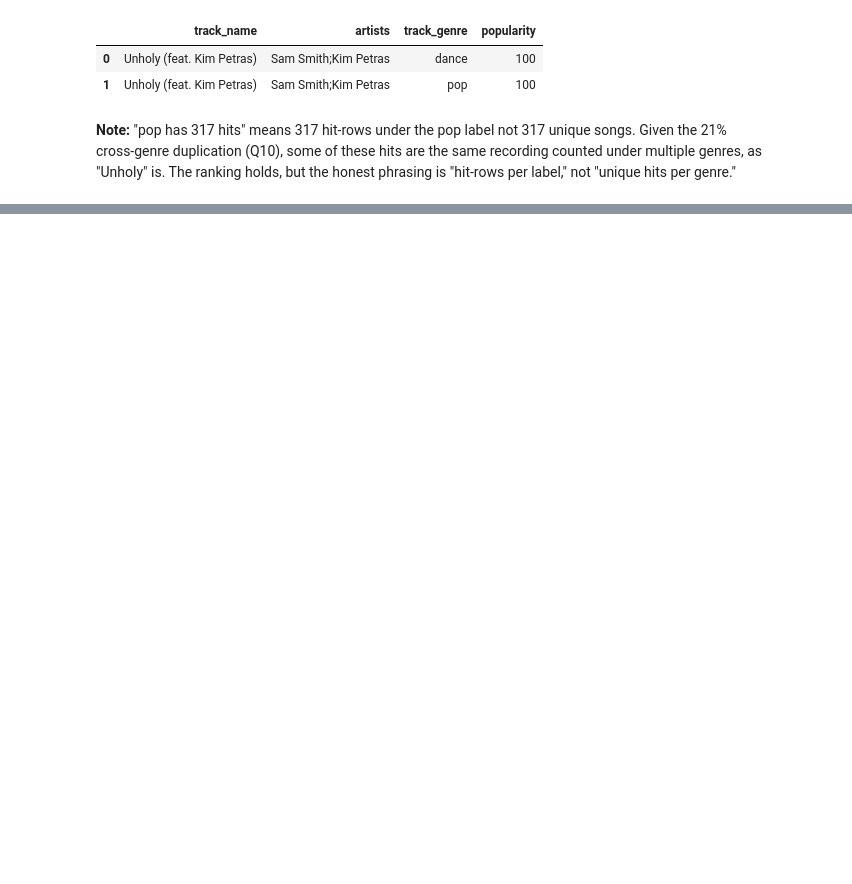
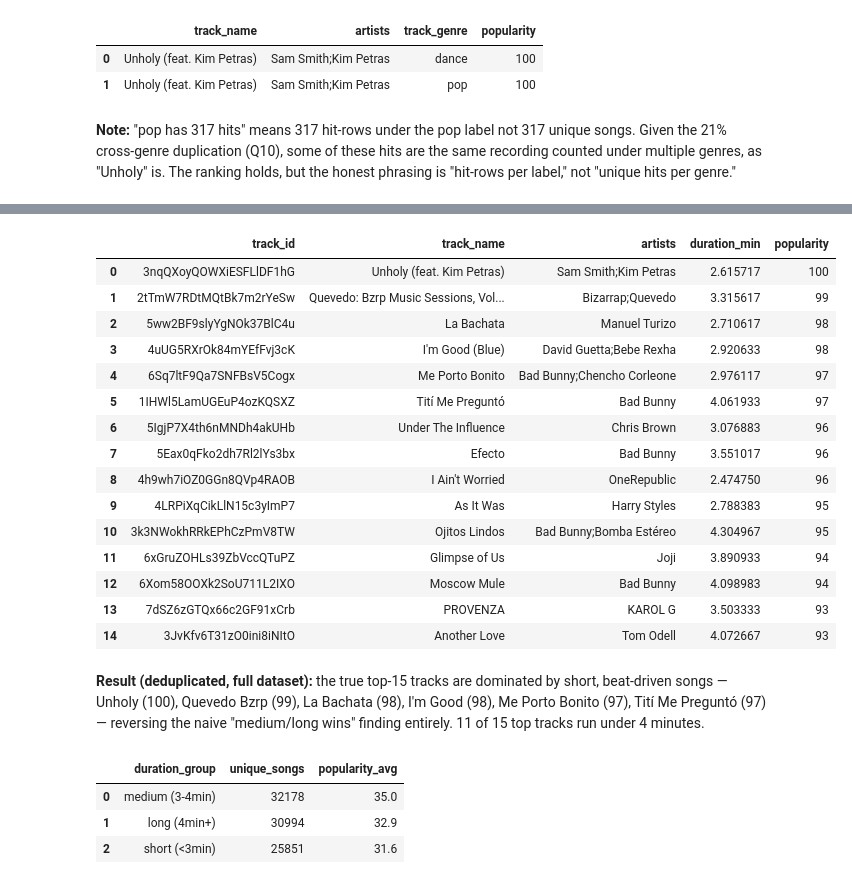
Before and after one commit to eleanablandin/spotify-hit-predictor, a Jupyter notebook: notebooks/02_sql_queries.ipynb, the cells around one changed output, grey strips where cells are left out. Saved outputs shown, nothing was run; the diff lists cells and outputs as text; code cells hidden in the pictures; blank space fills up the shorter version.

```diff
--- a/notebooks/02_sql_queries.ipynb
+++ b/notebooks/02_sql_queries.ipynb
@@ -287,0 +477,65 @@ label," not "unique hits per genre."
+# %%
+query = """
+SELECT track_id, track_name, artists,
+       duration_ms / 60000.0 AS duration_min,
+       MAX(popularity) AS popularity
+FROM tracks
+GROUP BY track_id
+ORDER BY popularity DESC
+LIMIT 15
+
+"""
+pd.read_sql(query, conn)
+# %% [output]
+|  | track_id | track_name | artists | duration_min | popularity |
+| 0 | 3nqQXoyQOWXiESFLlDF1hG | Unholy (feat. Kim Petras) | Sam Smith;Kim Petras | 2.615717 | 100 |
+| 1 | 2tTmW7RDtMQtBk7m2rYeSw | Quevedo: Bzrp Music Sessions, Vol... | Bizarrap;Quevedo | 3.315617 | 99 |
+| 2 | 5ww2BF9slyYgNOk37BlC4u | La Bachata | Manuel Turizo | 2.710617 | 98 |
+| 3 | 4uUG5RXrOk84mYEfFvj3cK | I'm Good (Blue) | David Guetta;Bebe Rexha | 2.920633 | 98 |
+| 4 | 6Sq7ltF9Qa7SNFBsV5Cogx | Me Porto Bonito | Bad Bunny;Chencho Corleone | 2.976117 | 97 |
+| 5 | 1IHWl5LamUGEuP4ozKQSXZ | Tití Me Preguntó | Bad Bunny | 4.061933 | 97 |
+| 6 | 5IgjP7X4th6nMNDh4akUHb | Under The Influence | Chris Brown | 3.076883 | 96 |
+| 7 | 5Eax0qFko2dh7Rl2lYs3bx | Efecto | Bad Bunny | 3.551017 | 96 |
+| 8 | 4h9wh7iOZ0GGn8QVp4RAOB | I Ain't Worried | OneRepublic | 2.474750 | 96 |
+| 9 | 4LRPiXqCikLlN15c3yImP7 | As It Was | Harry Styles | 2.788383 | 95 |
+| 10 | 3k3NWokhRRkEPhCzPmV8TW | Ojitos Lindos | Bad Bunny;Bomba Estéreo | 4.304967 | 95 |
+| 11 | 6xGruZOHLs39ZbVccQTuPZ | Glimpse of Us | Joji | 3.890933 | 94 |
+| 12 | 6Xom58OOXk2SoU711L2IXO | Moscow Mule | Bad Bunny | 4.098983 | 94 |
+| 13 | 7dSZ6zGTQx66c2GF91xCrb | PROVENZA | KAROL G | 3.503333 | 93 |
+| 14 | 3JvKfv6T31zO0ini8iNItO | Another Love | Tom Odell | 4.072667 | 93 |
+# %% [markdown]
+**Result (deduplicated, full dataset):** the true top-15 tracks are
+dominated by short, beat-driven songs — Unholy (100), Quevedo Bzrp (99),
+La Bachata (98), I'm Good (98), Me Porto Bonito (97), Tití Me Preguntó
+(97) — reversing the naive "medium/long wins" finding entirely. 11 of 15
+top tracks run under 4 minutes.
+# %%
+query = """
+SELECT
+  CASE
+    WHEN duration_ms < 180000 THEN 'short (<3min)'
+    WHEN duration_ms < 240000 THEN 'medium (3-4min)'
+    ELSE 'long (4min+)'
+  END AS duration_group,
+  COUNT(*) AS unique_songs,
+  ROUND(AVG(popularity), 1) AS popularity_avg
+FROM (
+  SELECT track_id, duration_ms, MAX(popularity) AS popularity
+  FROM tracks
+  GROUP BY track_id
+) AS unique_tracks
+GROUP BY
+  CASE
+    WHEN duration_ms < 180000 THEN 'short (<3min)'
+    WHEN duration_ms < 240000 THEN 'medium (3-4min)'
+    ELSE 'long (4min+)'
+  END
+ORDER BY popularity_avg DESC
+"""
+
+pd.read_sql(query, conn)
+# %% [output]
+|  | duration_group | unique_songs | popularity_avg |
+| 0 | medium (3-4min) | 32178 | 35.0 |
+| 1 | long (4min+) | 30994 | 32.9 |
+| 2 | short (<3min) | 25851 | 31.6 |
```
Also changed, not shown: parts of 20 cells of this notebook.
